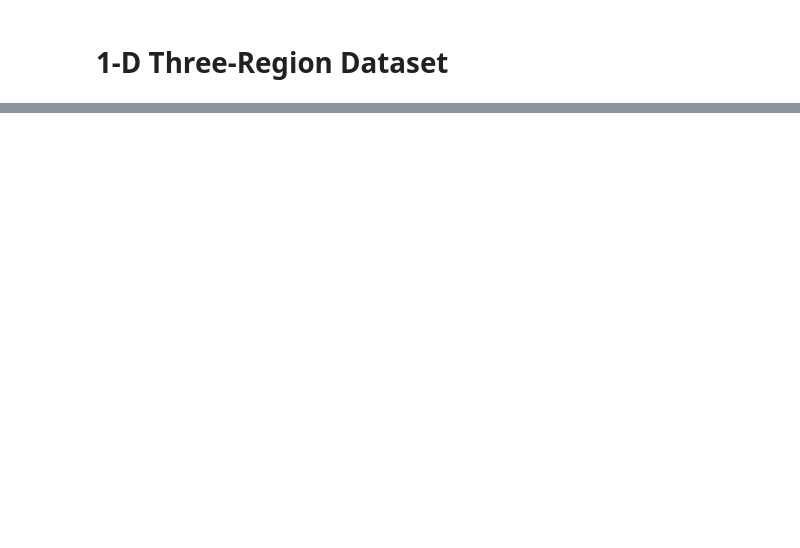
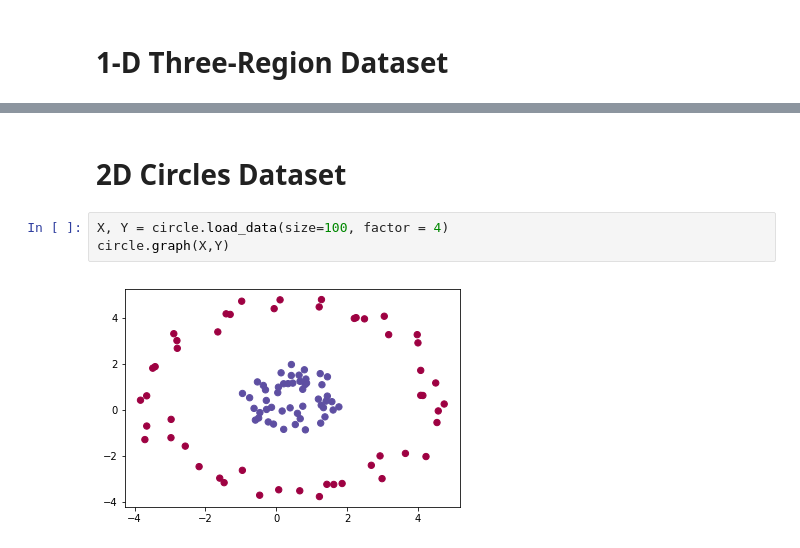
Before and after one commit to AleksandrGontcharov/neuralnetwork, a Jupyter notebook: datasets_showcase.ipynb, the cells around one changed output, grey strips where cells are left out. Cells and saved outputs as stored; diff of their text form; blank space fills up the shorter version.

Commit message:
added circles dataset

```diff
--- a/datasets_showcase.ipynb
+++ b/datasets_showcase.ipynb
@@ -16,0 +17,7 @@ nregion.graph(X,Y)
+# %% [markdown]
+# 2D Circles Dataset
+# %%
+X, Y = circle.load_data(size=100, factor = 4)
+circle.graph(X,Y)
+# %% [output]
+[figure, added]
```
Also changed, not shown: parts of 3 cells of this notebook, 2 other files.
